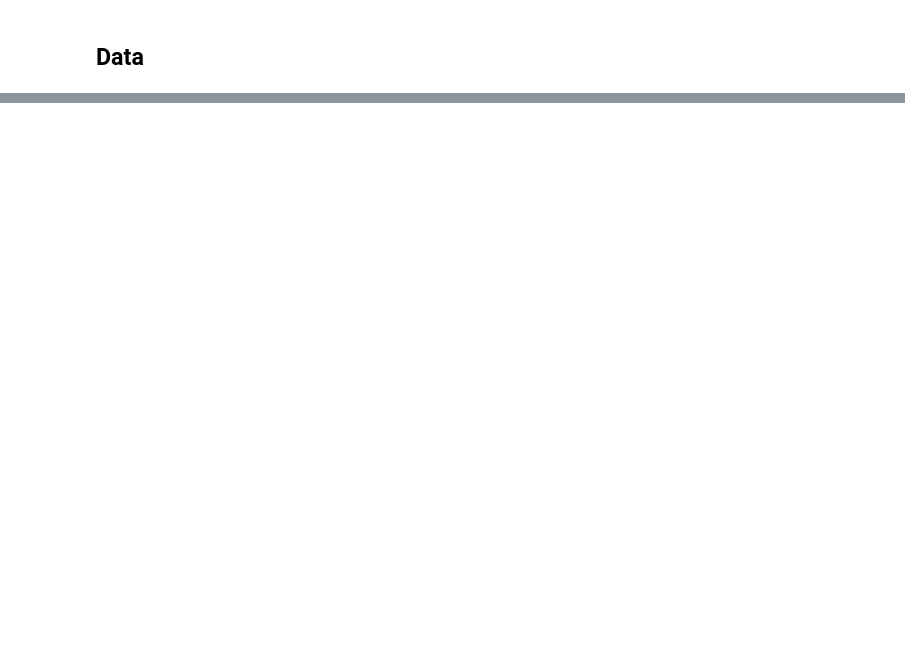
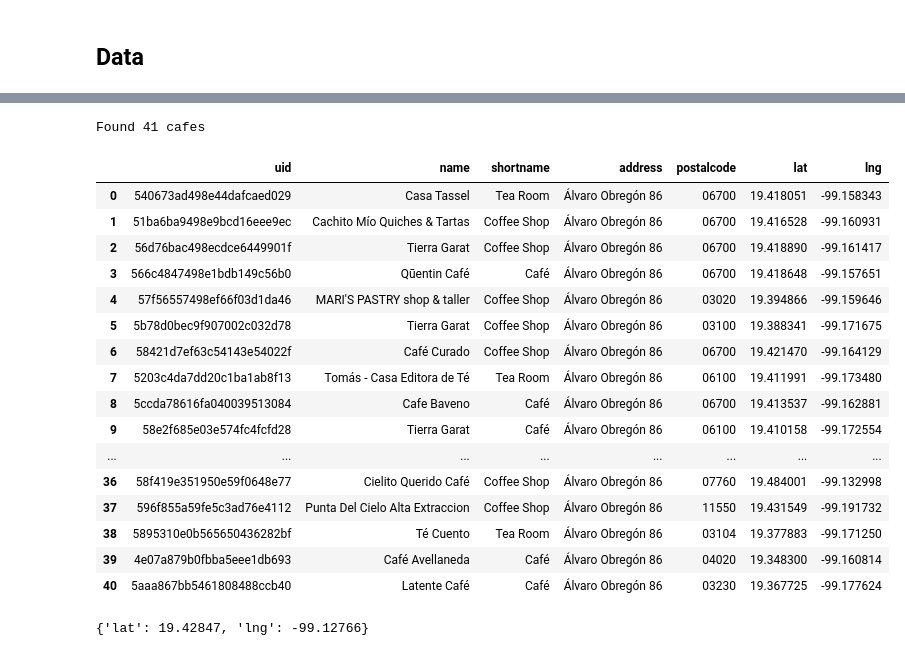
Before and after one commit to MOSA96/Coursera_Capstone, a Jupyter notebook: Week 2 Capstone Project.ipynb, the cells around one changed output, grey strips where cells are left out. Cells and saved outputs as stored; diff of their text form; code cells hidden in the pictures; blank space fills up the shorter version.

```diff
--- a/Week 2 Capstone Project.ipynb
+++ b/Week 2 Capstone Project.ipynb
@@ -20,0 +52,7 @@ Given the nature of our problem we are intereste in:
+# %%
+#Data to json
+
+d = data.json()["response"]
+
+#Name of keys
+d.keys()
@@ -20,0 +98,4 @@ Given the nature of our problem we are intereste in:
+# %%
+items = d["groups"][0]["items"]
+print("number of items: %i" % len(items))
+items[0]
@@ -20,0 +141,50 @@ Given the nature of our problem we are intereste in:
+# %%
+#Information for cafeterias
+
+df_raw = []
+for item in items:
+    venue = item["venue"]
+    categories, uid, name, location = venue["categories"], venue["id"], venue["name"], venue["location"]
+    assert len(categories) == 1
+    shortname = categories[0]["shortName"]
+    #address = location["address"]
+    if not "postalCode" in location:
+        continue
+    postalcode = location["postalCode"]
+    lat = location["lat"]
+    lng = location["lng"]
+    datarow = (uid, name, shortname, address, postalcode, lat, lng)
+    df_raw.append(datarow)
+df = pd.DataFrame(df_raw, columns=["uid", "name", "shortname", "address", "postalcode", "lat", "lng"])
+print("Found %i cafes" % len(df))
+# %% [output]
+Found 41 cafes
+# %%
+#Dataframe info
+
+df
+# %% [output]
+|  | uid | name | shortname | address | postalcode | lat | lng |
+| 0 | 540673ad498e44dafcaed029 | Casa Tassel | Tea Room | Álvaro Obregón 86 | 06700 | 19.418051 | -99.158343 |
+| 1 | 51ba6ba9498e9bcd16eee9ec | Cachito Mío Quiches & Tartas | Coffee Shop | Álvaro Obregón 86 | 06700 | 19.416528 | -99.160931 |
+| 2 | 56d76bac498ecdce6449901f | Tierra Garat | Coffee Shop | Álvaro Obregón 86 | 06700 | 19.418890 | -99.161417 |
+| 3 | 566c4847498e1bdb149c56b0 | Qūentin Café | Café | Álvaro Obregón 86 | 06700 | 19.418648 | -99.157651 |
+| 4 | 57f56557498ef66f03d1da46 | MARI'S PASTRY shop & taller | Coffee Shop | Álvaro Obregón 86 | 03020 | 19.394866 | -99.159646 |
+| 5 | 5b78d0bec9f907002c032d78 | Tierra Garat | Coffee Shop | Álvaro Obregón 86 | 03100 | 19.388341 | -99.171675 |
+| 6 | 58421d7ef63c54143e54022f | Café Curado | Coffee Shop | Álvaro Obregón 86 | 06700 | 19.421470 | -99.164129 |
+| 7 | 5203c4da7dd20c1ba1ab8f13 | Tomás - Casa Editora de Té | Tea Room | Álvaro Obregón 86 | 06100 | 19.411991 | -99.173480 |
+| 8 | 5ccda78616fa040039513084 | Cafe Baveno | Café | Álvaro Obregón 86 | 06700 | 19.413537 | -99.162881 |
+| 9 | 58e2f685e03e574fc4fcfd28 | Tierra Garat | Café | Álvaro Obregón 86 | 06100 | 19.410158 | -99.172554 |
+| ... | ... | ... | ... | ... | ... | ... | ... |
+| 36 | 58f419e351950e59f0648e77 | Cielito Querido Café | Coffee Shop | Álvaro Obregón 86 | 07760 | 19.484001 | -99.132998 |
+| 37 | 596f855a59fe5c3ad76e4112 | Punta Del Cielo Alta Extraccion | Coffee Shop | Álvaro Obregón 86 | 11550 | 19.431549 | -99.191732 |
+| 38 | 5895310e0b565650436282bf | Té Cuento | Tea Room | Álvaro Obregón 86 | 03104 | 19.377883 | -99.171250 |
+| 39 | 4e07a879b0fbba5eee1db693 | Café Avellaneda | Café | Álvaro Obregón 86 | 04020 | 19.348300 | -99.160814 |
+| 40 | 5aaa867bb5461808488ccb40 | Latente Café | Café | Álvaro Obregón 86 | 03230 | 19.367725 | -99.177624 |
+# %%
+#Folium center
+
+city_center = d["geocode"]["center"]
+city_center
+# %% [output]
+{'lat': 19.42847, 'lng': -99.12766}
```
Also changed, not shown: parts of 22 cells of this notebook.
